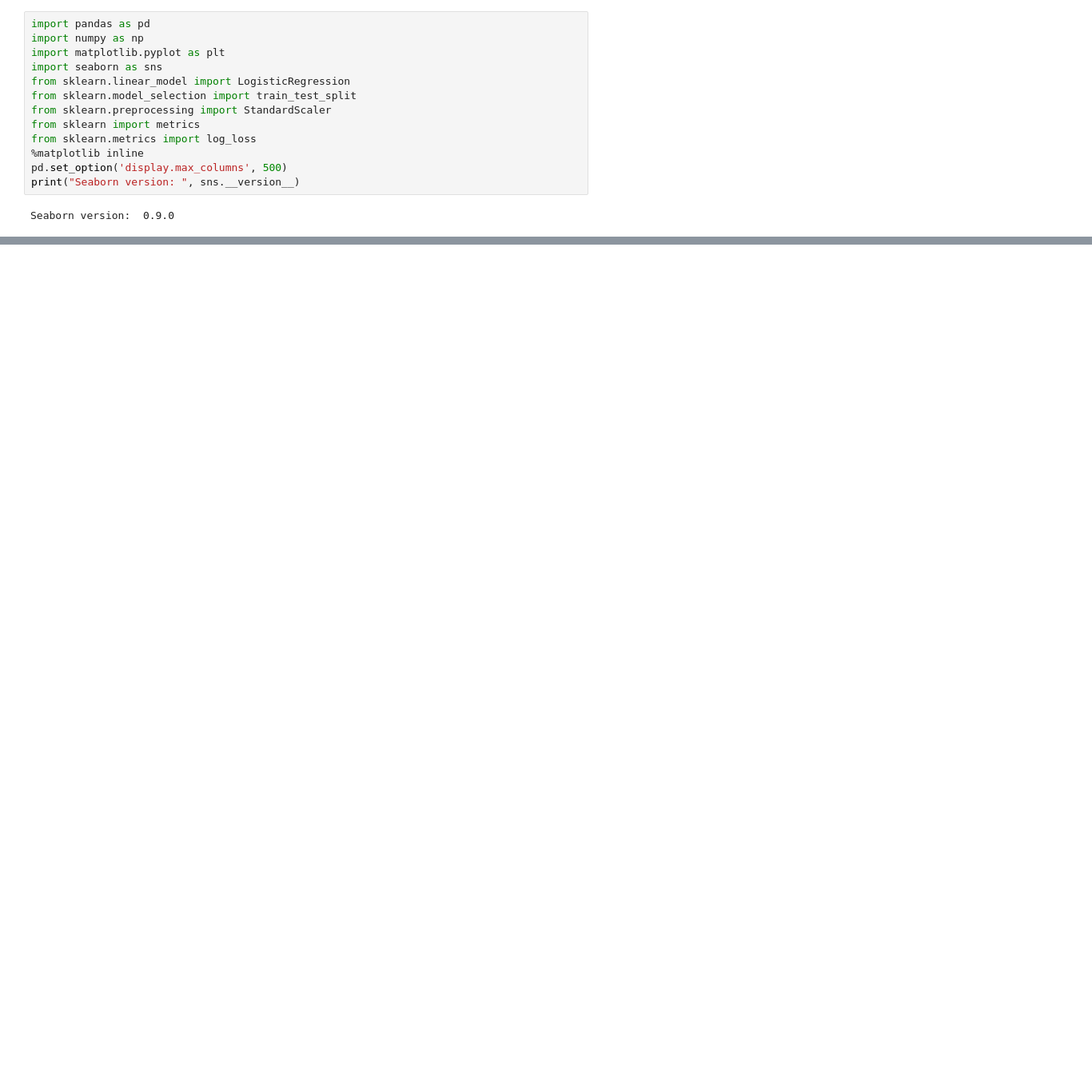
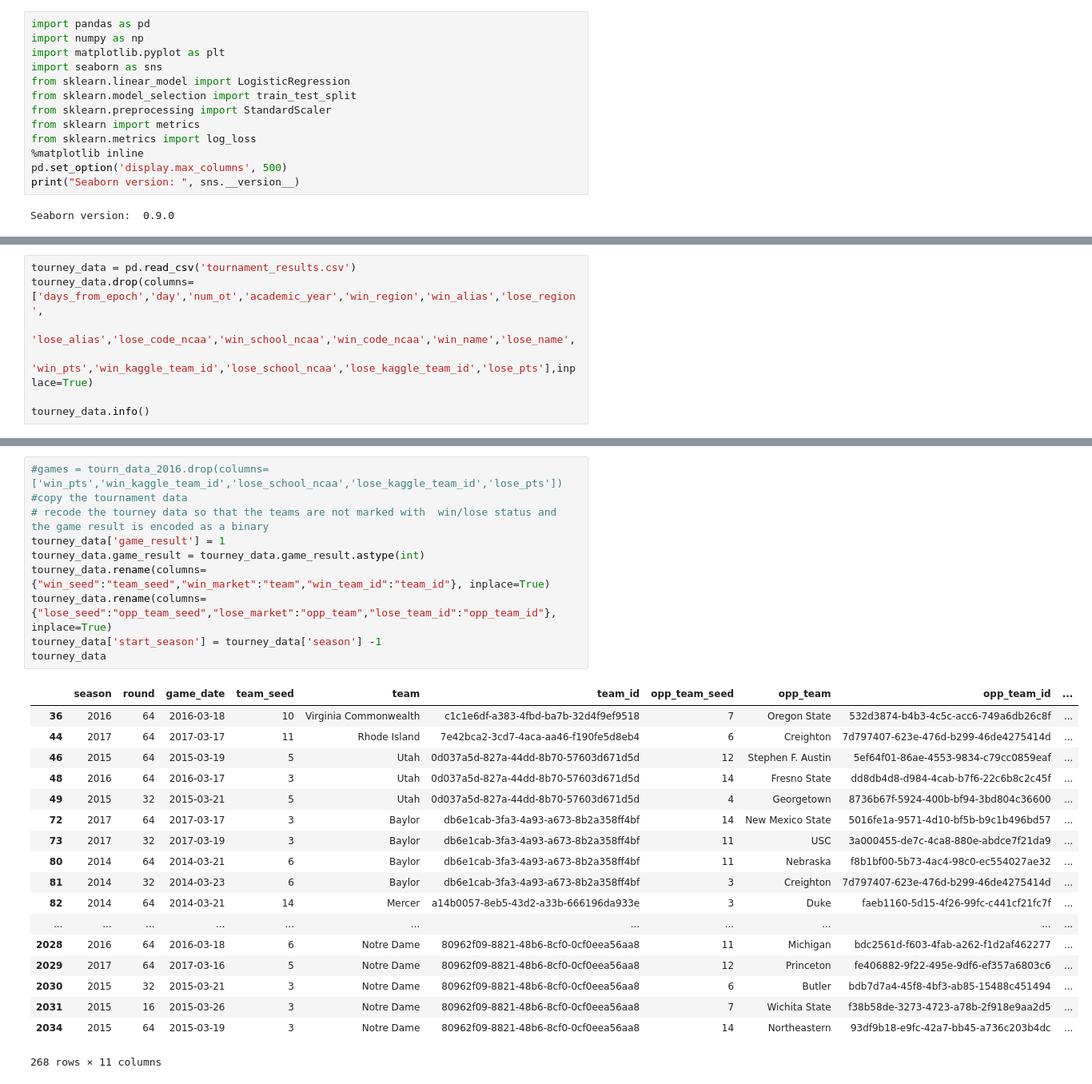
Before and after one commit to chipk215/ncaa_basketball, a Jupyter notebook: Tournament_Model_LR.ipynb, the cells around one changed output, grey strips where cells are left out. Shown at 80% size. Drawn from its saved outputs; the diff is of its cells as text; blank space fills up the shorter version.

Commit message:
Joining season data with tournament data

```diff
--- a/Tournament_Model_LR.ipynb
+++ b/Tournament_Model_LR.ipynb
@@ -345,0 +64,7 @@ y= tourn_games['game_result']
+# %%
+tourney_data = pd.read_csv('tournament_results.csv')
+tourney_data.drop(columns=['days_from_epoch','day','num_ot','academic_year','win_region','win_alias','lose_region',
+                           'lose_alias','lose_code_ncaa','win_school_ncaa','win_code_ncaa','win_name','lose_name',
+                           'win_pts','win_kaggle_team_id','lose_school_ncaa','lose_kaggle_team_id','lose_pts'],inplace=True)
+
+tourney_data.info()
@@ -345,0 +171,29 @@ y= tourn_games['game_result']
+# %%
+#games = tourn_data_2016.drop(columns=['win_pts','win_kaggle_team_id','lose_school_ncaa','lose_kaggle_team_id','lose_pts'])
+#copy the tournament data
+# recode the tourney data so that the teams are not marked with  win/lose status and the game result is encoded as a binary
+tourney_data['game_result'] = 1
+tourney_data.game_result = tourney_data.game_result.astype(int)
+tourney_data.rename(columns={"win_seed":"team_seed","win_market":"team","win_team_id":"team_id"}, inplace=True)
+tourney_data.rename(columns={"lose_seed":"opp_team_seed","lose_market":"opp_team","lose_team_id":"opp_team_id"}, inplace=True)
+tourney_data['start_season'] = tourney_data['season'] -1
+tourney_data
+# %% [output]
+|  | season | round | game_date | team_seed | team | team_id | opp_team_seed | opp_team | opp_team_id | ... |
+| 36 | 2016 | 64 | 2016-03-18 | 10 | Virginia Commonwealth | c1c1e6df-a383-4fbd-ba7b-32d4f9ef9518 | 7 | Oregon State | 532d3874-b4b3-4c5c-acc6-749a6db26c8f | ... |
+| 44 | 2017 | 64 | 2017-03-17 | 11 | Rhode Island | 7e42bca2-3cd7-4aca-aa46-f190fe5d8eb4 | 6 | Creighton | 7d797407-623e-476d-b299-46de4275414d | ... |
+| 46 | 2015 | 64 | 2015-03-19 | 5 | Utah | 0d037a5d-827a-44dd-8b70-57603d671d5d | 12 | Stephen F. Austin | 5ef64f01-86ae-4553-9834-c79cc0859eaf | ... |
+| 48 | 2016 | 64 | 2016-03-17 | 3 | Utah | 0d037a5d-827a-44dd-8b70-57603d671d5d | 14 | Fresno State | dd8db4d8-d984-4cab-b7f6-22c6b8c2c45f | ... |
+| 49 | 2015 | 32 | 2015-03-21 | 5 | Utah | 0d037a5d-827a-44dd-8b70-57603d671d5d | 4 | Georgetown | 8736b67f-5924-400b-bf94-3bd804c36600 | ... |
+| 72 | 2017 | 64 | 2017-03-17 | 3 | Baylor | db6e1cab-3fa3-4a93-a673-8b2a358ff4bf | 14 | New Mexico State | 5016fe1a-9571-4d10-bf5b-b9c1b496bd57 | ... |
+| 73 | 2017 | 32 | 2017-03-19 | 3 | Baylor | db6e1cab-3fa3-4a93-a673-8b2a358ff4bf | 11 | USC | 3a000455-de7c-4ca8-880e-abdce7f21da9 | ... |
+| 80 | 2014 | 64 | 2014-03-21 | 6 | Baylor | db6e1cab-3fa3-4a93-a673-8b2a358ff4bf | 11 | Nebraska | f8b1bf00-5b73-4ac4-98c0-ec554027ae32 | ... |
+| 81 | 2014 | 32 | 2014-03-23 | 6 | Baylor | db6e1cab-3fa3-4a93-a673-8b2a358ff4bf | 3 | Creighton | 7d797407-623e-476d-b299-46de4275414d | ... |
+| 82 | 2014 | 64 | 2014-03-21 | 14 | Mercer | a14b0057-8eb5-43d2-a33b-666196da933e | 3 | Duke | faeb1160-5d15-4f26-99fc-c441cf21fc7f | ... |
+| ... | ... | ... | ... | ... | ... | ... | ... | ... | ... | ... |
+| 2028 | 2016 | 64 | 2016-03-18 | 6 | Notre Dame | 80962f09-8821-48b6-8cf0-0cf0eea56aa8 | 11 | Michigan | bdc2561d-f603-4fab-a262-f1d2af462277 | ... |
+| 2029 | 2017 | 64 | 2017-03-16 | 5 | Notre Dame | 80962f09-8821-48b6-8cf0-0cf0eea56aa8 | 12 | Princeton | fe406882-9f22-495e-9df6-ef357a6803c6 | ... |
+| 2030 | 2015 | 32 | 2015-03-21 | 3 | Notre Dame | 80962f09-8821-48b6-8cf0-0cf0eea56aa8 | 6 | Butler | bdb7d7a4-45f8-4bf3-ab85-15488c451494 | ... |
+| 2031 | 2015 | 16 | 2015-03-26 | 3 | Notre Dame | 80962f09-8821-48b6-8cf0-0cf0eea56aa8 | 7 | Wichita State | f38b58de-3273-4723-a78b-2f918e9aa2d5 | ... |
+| 2034 | 2015 | 64 | 2015-03-19 | 3 | Notre Dame | 80962f09-8821-48b6-8cf0-0cf0eea56aa8 | 14 | Northeastern | 93df9b18-e9fc-42a7-bb45-a736c203b4dc | ... |
+268 rows × 11 columns
```
Also changed, not shown: parts of 43 cells of this notebook, 2 other files.
